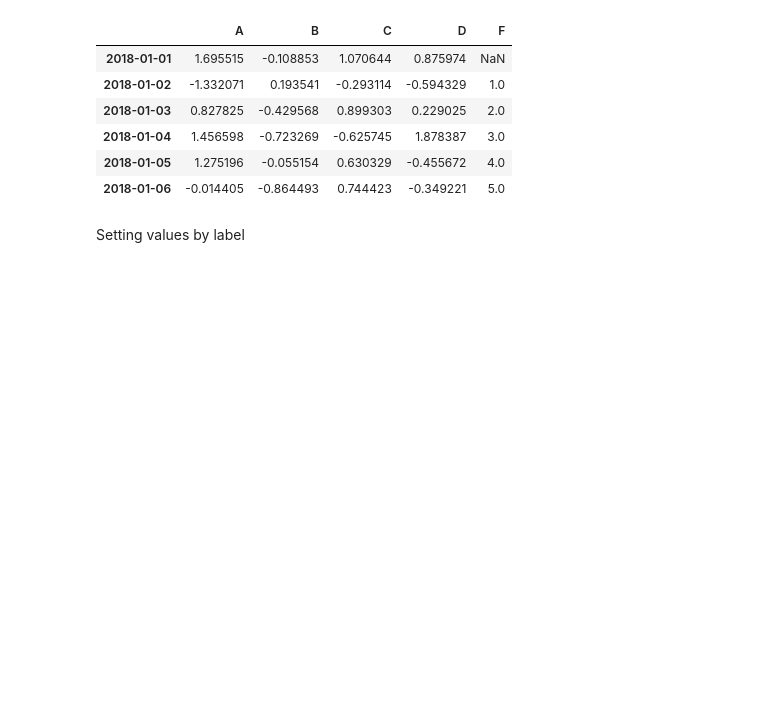
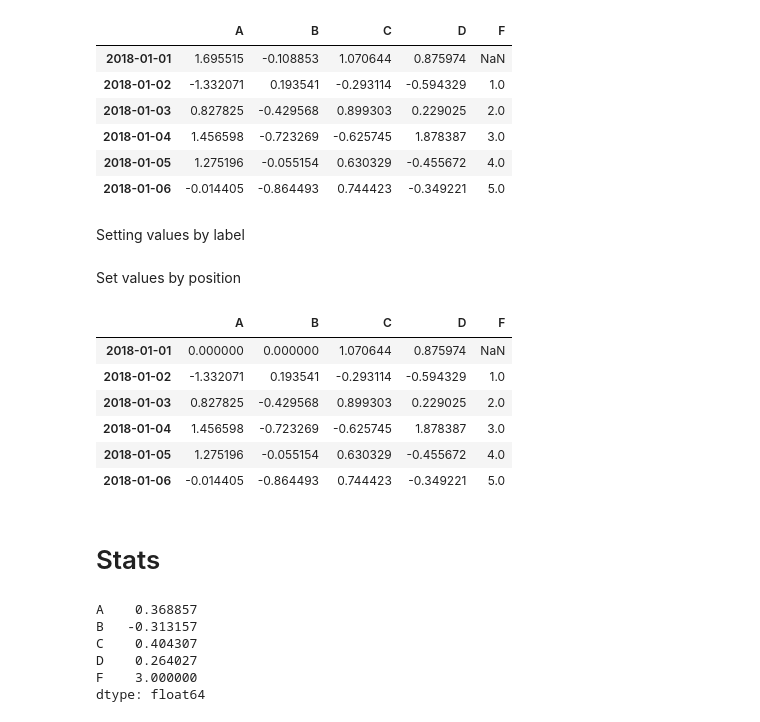
Before and after one commit to Guilehm/notebooks, a Jupyter notebook: basics_of_pandas.ipynb, the cells around one changed output. Drawn from its saved outputs; the diff is of its cells as text; code cells hidden in the pictures; blank space fills up the shorter version.

```diff
--- a/basics_of_pandas.ipynb
+++ b/basics_of_pandas.ipynb
@@ -305,0 +306,25 @@ df.at[dates[0],'A'] = 0
+# %% [markdown]
+Set values by position
+# %%
+df.iat[0, 1] = 0
+# %%
+df
+# %% [output]
+|  | A | B | C | D | F |
+| 2018-01-01 | 0.000000 | 0.000000 | 1.070644 | 0.875974 | NaN |
+| 2018-01-02 | -1.332071 | 0.193541 | -0.293114 | -0.594329 | 1.0 |
+| 2018-01-03 | 0.827825 | -0.429568 | 0.899303 | 0.229025 | 2.0 |
+| 2018-01-04 | 1.456598 | -0.723269 | -0.625745 | 1.878387 | 3.0 |
+| 2018-01-05 | 1.275196 | -0.055154 | 0.630329 | -0.455672 | 4.0 |
+| 2018-01-06 | -0.014405 | -0.864493 | 0.744423 | -0.349221 | 5.0 |
+# %% [markdown]
+# Stats
+# %%
+df.mean()
+# %% [output]
+A    0.368857
+B   -0.313157
+C    0.404307
+D    0.264027
+F    3.000000
+dtype: float64
```
Also changed, not shown: parts of 1 cell of this notebook.
